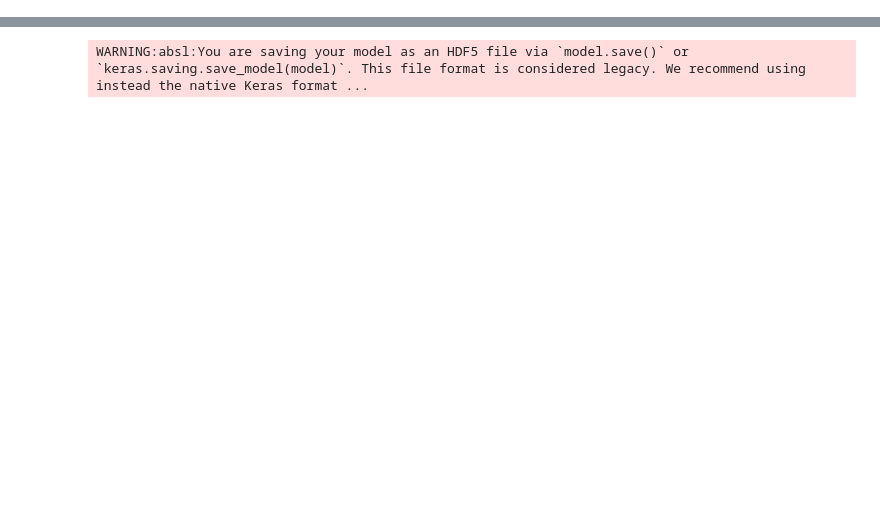
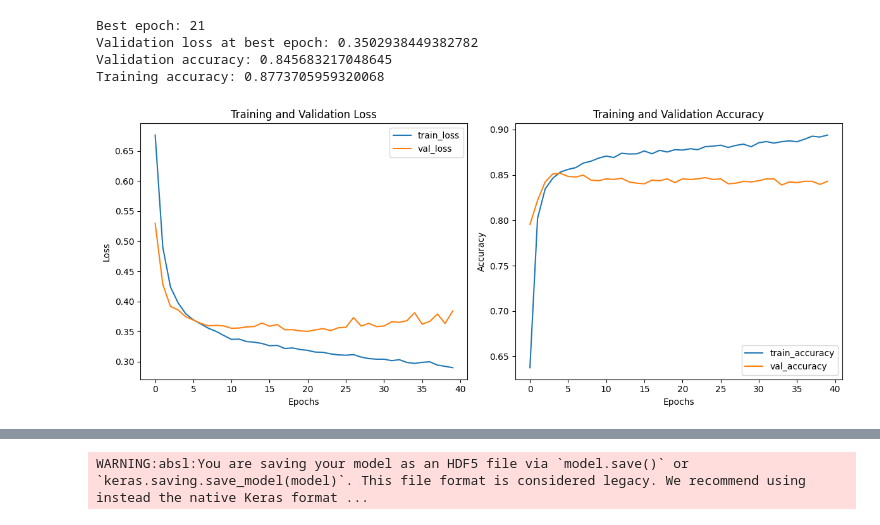
Before and after one commit to hyfish-capstone-project/Toxic-classifier, a Jupyter notebook: model.ipynb, the cells around one changed output, grey strips where cells are left out. Drawn from its saved outputs; the diff is of its cells as text; code cells hidden in the pictures; blank space fills up the shorter version.

Commit message:
fix : new architecture with data re-process

```diff
--- a/model.ipynb
+++ b/model.ipynb
@@ -91,14 +72,27 @@ training_labels = df['sentiment'].tolist()[:split_index]
 testing_labels = df['sentiment'].tolist()[split_index:]
 # %%
 # defining initial model
+l2_regularizer = tf.keras.regularizers.l2(0.01)
+
 model = tf.keras.Sequential([
-    tf.keras.layers.Embedding(num_words, embedding_dim),
+    tf.keras.layers.Embedding(num_words, embedding_dim, input_length=max_length),
+    tf.keras.layers.Conv1D(32, 2, activation='relu'),
     tf.keras.layers.GlobalAveragePooling1D(),
-    tf.keras.layers.Dense(6, activation='relu'),
+    tf.keras.layers.Dropout(0.2),
+    tf.keras.layers.Dense(6, activation='relu', kernel_regularizer=l2_regularizer),
+    tf.keras.layers.Dropout(0.2),
     tf.keras.layers.Dense(1, activation='sigmoid')
 ])
 
+from tensorflow.keras import callbacks
+
+early_stopping = callbacks.EarlyStopping(
+    min_delta=0.001, # minimium amount of change to count as an improvement
+    patience=20, # how many epochs to wait before stopping
+    restore_best_weights=True,
+)
+
 model.compile(loss='binary_crossentropy', optimizer='adam', metrics=['accuracy'])
 model.build()
-model.fit(training_sequences, np.array(training_labels), epochs=15, validation_data=(testing_sequences, np.array(testing_labels)))
+history = model.fit(training_sequences, np.array(training_labels), epochs=55, validation_data=(testing_sequences, np.array(testing_labels)), callbacks=[early_stopping])
 # %% [output]
@@ -123,3 +117,46 @@ Epoch 15/15
+# %%
+best_epoch = np.argmin(history.history['val_loss']) + 1  # +1 because epochs are 1-indexed
+best_val_loss = history.history['val_loss'][best_epoch - 1]  # accessing the minimum val_loss
+
+print(f"Best epoch: {best_epoch}")
+print(f"Validation loss at best epoch: {best_val_loss}")
+
+# print the val acc and acc
+val_acc = history.history['val_accuracy'][best_epoch - 1]
+acc = history.history['accuracy'][best_epoch - 1]
+print(f"Validation accuracy: {val_acc}")
+print(f"Training accuracy: {acc}")
+# %% [output]
+Best epoch: 21
+Validation loss at best epoch: 0.3502938449382782
+Validation accuracy: 0.845683217048645
+Training accuracy: 0.8773705959320068
+# %%
+def plot_session(history):
+    fig, axes = plt.subplots(1, 2, figsize=(12, 5))
+
+    # Plotting the loss
+    axes[0].plot(history.history['loss'], label='train_loss')
+    axes[0].plot(history.history['val_loss'], label='val_loss')
+    axes[0].set_xlabel('Epochs')
+    axes[0].set_ylabel('Loss')
+    axes[0].legend()
+    axes[0].set_title('Training and Validation Loss')
+
+    # Plotting the accuracy
+    axes[1].plot(history.history['accuracy'], label='train_accuracy')
+    axes[1].plot(history.history['val_accuracy'], label='val_accuracy')
+    axes[1].set_xlabel('Epochs')
+    axes[1].set_ylabel('Accuracy')
+    axes[1].legend()
+    axes[1].set_title('Training and Validation Accuracy')
+
+    plt.tight_layout()
+    plt.show()
+# %%
+plot_session(history)
+# %% [output]
+[figure, added]
 # %%
 # return: (prediction, probability) (deket 0: not toxic, deket 1: toxic))
 def infer(tokenizer, model, sentence, max_length, padding_type, truncate_type):
```
Also changed, not shown: parts of 8 cells of this notebook, 3 other files.
